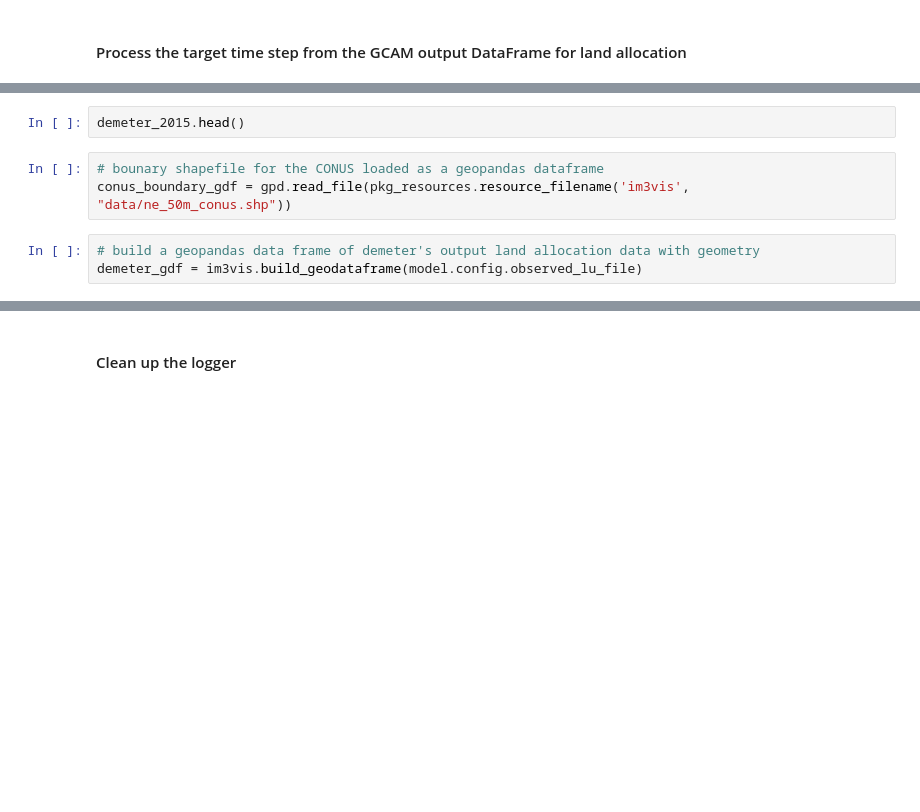
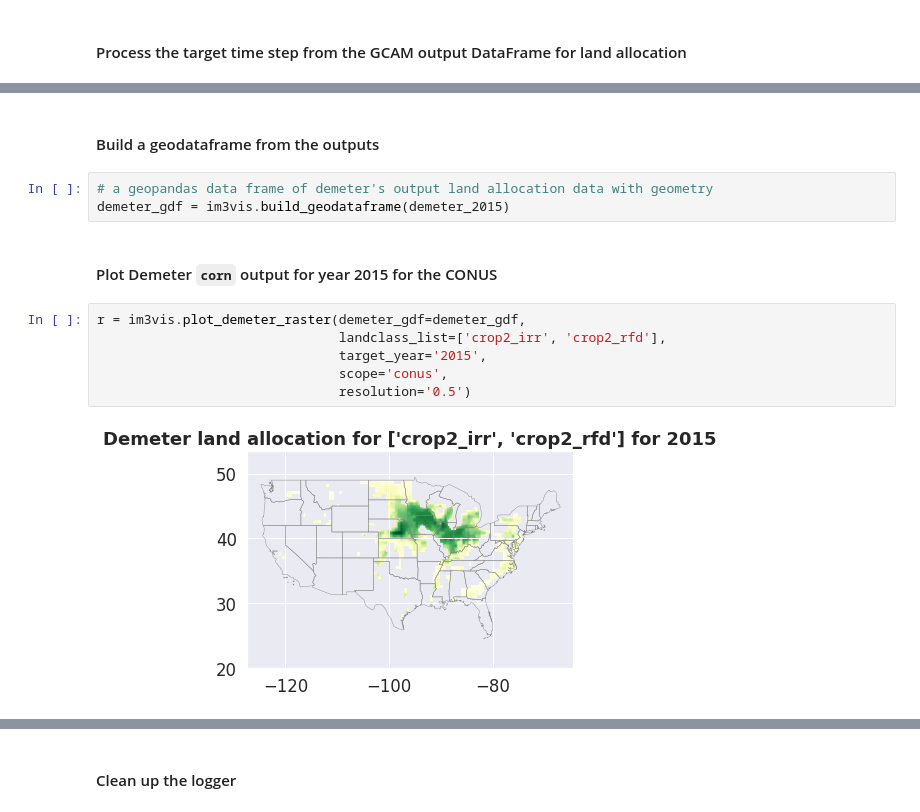
Before and after one commit to JGCRI/gcam_demeter_clinic, a Jupyter notebook: notebooks/gcam_demeter_demo.ipynb, the cells around one changed output, grey strips where cells are left out. Saved outputs shown, nothing was run; the diff lists cells and outputs as text; blank space fills up the shorter version.

```diff
--- a/notebooks/gcam_demeter_demo.ipynb
+++ b/notebooks/gcam_demeter_demo.ipynb
@@ -163,8 +209,15 @@ print(f"Completed in: {time.time() - t0} seconds.")
-# %%
-demeter_2015.head()
-# %%
-# bounary shapefile for the CONUS loaded as a geopandas dataframe
-conus_boundary_gdf = gpd.read_file(pkg_resources.resource_filename('im3vis', "data/ne_50m_conus.shp"))
+# %% [markdown]
+#### Build a geodataframe from the outputs
 # %%
-# build a geopandas data frame of demeter's output land allocation data with geometry
-demeter_gdf = im3vis.build_geodataframe(model.config.observed_lu_file)
+# a geopandas data frame of demeter's output land allocation data with geometry
+demeter_gdf = im3vis.build_geodataframe(demeter_2015)
+# %% [markdown]
+#### Plot Demeter `corn` output for year 2015 for the CONUS
+# %%
+r = im3vis.plot_demeter_raster(demeter_gdf=demeter_gdf,
+                               landclass_list=['crop2_irr', 'crop2_rfd'],
+                               target_year='2015',
+                               scope='conus',
+                               resolution='0.5')
+# %% [output]
+[figure, added]
```
Also changed, not shown: parts of 25 cells of this notebook.
